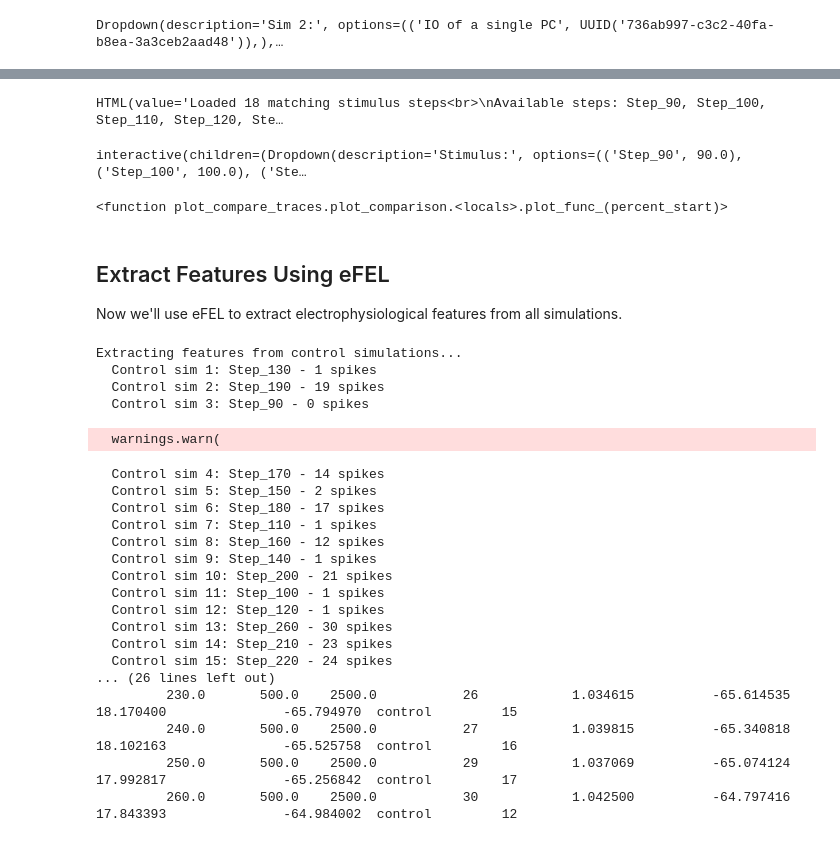
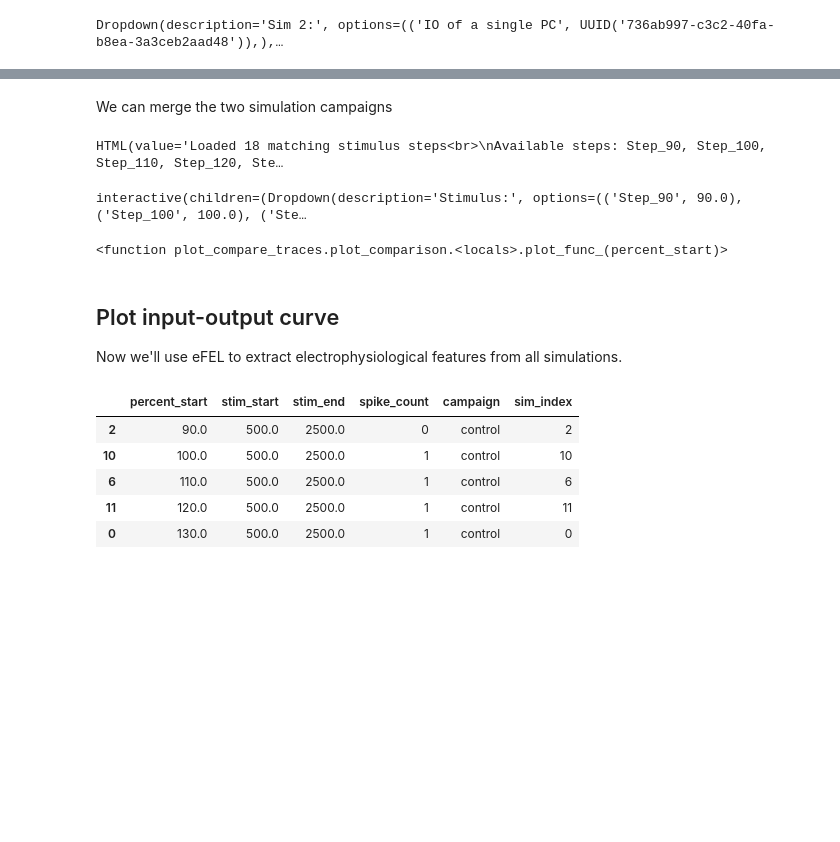
Before and after one commit to openbraininstitute/obi_platform_analysis_notebooks, a Jupyter notebook: Cellular/analyse_single_hippocampus_sim/analysis_notebook.ipynb, the cells around one changed output, grey strips where cells are left out. Drawn from its saved outputs; the diff is of its cells as text; code cells hidden in the pictures; blank space fills up the shorter version.

```diff
--- a/Cellular/analyse_single_hippocampus_sim/analysis_notebook.ipynb
+++ b/Cellular/analyse_single_hippocampus_sim/analysis_notebook.ipynb
@@ -66,6 +84,8 @@ sims1 = stage_sim_campaign(client, sel_sims1.value,
                                          output_dir=f"./simulation_results/{sel_sims1.value}")
 sims2 = stage_sim_campaign(client, sel_sims2.value,
                                           output_dir=f"./simulation_results/{sel_sims2.value}")
+# %% [markdown]
+We can merge the two simulation campaigns
 # %%
 sims = sims1 + sims2
 # %%
@@ -101,58 +114,31 @@ HTML(value='Loaded 18 matching stimulus steps<br>\nAvailable steps: Step_90, Ste
 interactive(children=(Dropdown(description='Stimulus:', options=(('Step_90', 90.0), ('Step_100', 100.0), ('Ste…
 <function plot_compare_traces.plot_comparison.<locals>.plot_func_(percent_start)>
 # %% [markdown]
-## Extract Features Using eFEL
+## Plot input-output curve
 
 Now we'll use eFEL to extract electrophysiological features from all simulations.
 # %%
-import pandas as pd
-# Uses the eFEL library
-from campaign_helpers import extract_features_from_simulation
-
 # Extract features for all control simulations
-print("Extracting features from control simulations...")
 control_features = []
 for i, sim_path in enumerate(sims):
     features = extract_features_from_simulation(sim_path)
     features['campaign'] = 'control'
     features['sim_index'] = i
     control_features.append(features)
-    print(f"  Control sim {i+1}: Step_{int(features['percent_start'])} - {features['spike_count']} spikes")
 
 # Combine into a DataFrame for easy analysis
 all_features = control_features
 features_df = pd.DataFrame(all_features)
 
 # Sort by percent_start and campaign
 features_df = features_df.sort_values(['percent_start', 'campaign'])
 
-print("\n" + "="*60)
-print("Feature Extraction Complete!")
-print("="*60)
-print(f"\nExtracted features from {len(control_features)} control simulations")
-print("\nFeatures DataFrame:")
-print(features_df.to_string(index=False))
+features_df.head()
 # %% [output]
-Extracting features from control simulations...
-  Control sim 1: Step_130 - 1 spikes
-  Control sim 2: Step_190 - 19 spikes
-  Control sim 3: Step_90 - 0 spikes
-  warnings.warn(
-  Control sim 4: Step_170 - 14 spikes
-  Control sim 5: Step_150 - 2 spikes
-  Control sim 6: Step_180 - 17 spikes
-  Control sim 7: Step_110 - 1 spikes
-  Control sim 8: Step_160 - 12 spikes
-  Control sim 9: Step_140 - 1 spikes
-  Control sim 10: Step_200 - 21 spikes
-  Control sim 11: Step_100 - 1 spikes
-  Control sim 12: Step_120 - 1 spikes
-  Control sim 13: Step_260 - 30 spikes
-  Control sim 14: Step_210 - 23 spikes
-  Control sim 15: Step_220 - 24 spikes
-... (26 lines left out)
-         230.0       500.0    2500.0           26            1.034615          -65.614535      18.170400               -65.794970  control         15
-         240.0       500.0    2500.0           27            1.039815          -65.340818      18.102163               -65.525758  control         16
-         250.0       500.0    2500.0           29            1.037069          -65.074124      17.992817               -65.256842  control         17
-         260.0       500.0    2500.0           30            1.042500          -64.797416      17.843393               -64.984002  control         12
+|  | percent_start | stim_start | stim_end | spike_count | campaign | sim_index |
+| 2 | 90.0 | 500.0 | 2500.0 | 0 | control | 2 |
+| 10 | 100.0 | 500.0 | 2500.0 | 1 | control | 10 |
+| 6 | 110.0 | 500.0 | 2500.0 | 1 | control | 6 |
+| 11 | 120.0 | 500.0 | 2500.0 | 1 | control | 11 |
+| 0 | 130.0 | 500.0 | 2500.0 | 1 | control | 0 |
 # %%
```
Also changed, not shown: parts of 11 cells of this notebook, 1 other file.
